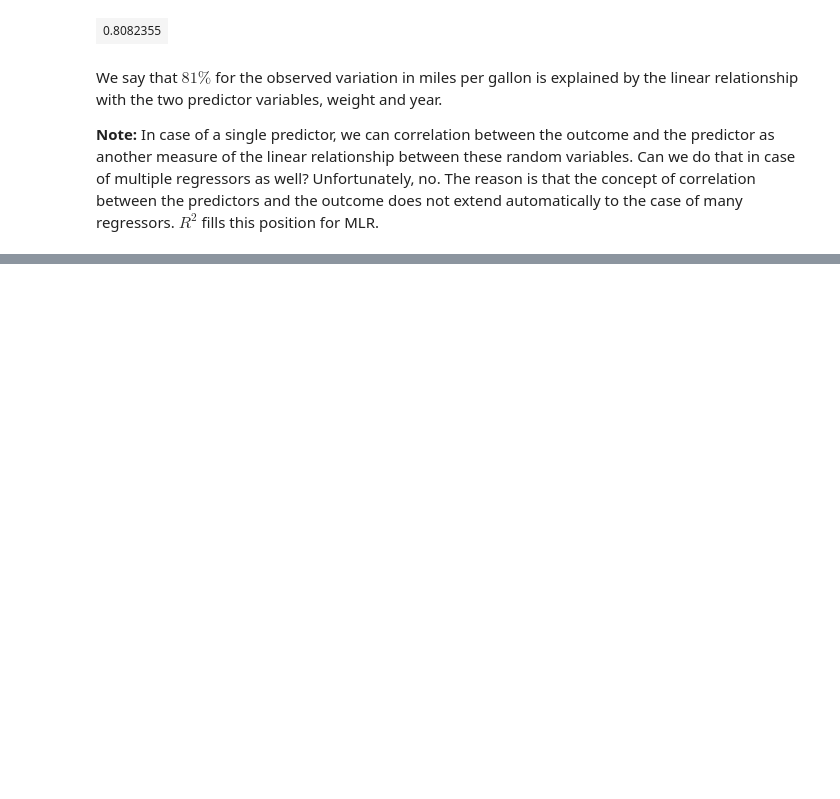
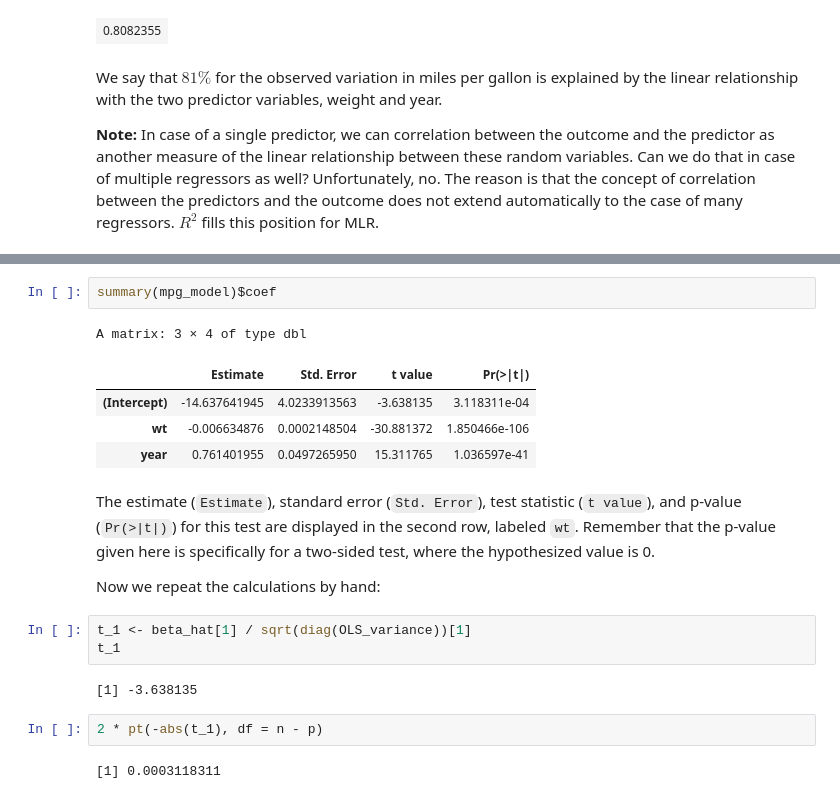
Before and after one commit to marina-khi/CompStat_2021, a Jupyter notebook: Lectures/MLR.ipynb, the cells around one changed output, grey strips where cells are left out. Cells and saved outputs as stored; diff of their text form; blank space fills up the shorter version.

```diff
--- a/Lectures/MLR.ipynb
+++ b/Lectures/MLR.ipynb
@@ -487,0 +674,21 @@ We say that $81\%$ for the observed variation in miles per gallon is explained b
+# %%
+summary(mpg_model)$coef
+# %% [output]
+A matrix: 3 × 4 of type dbl
+|  | Estimate | Std. Error | t value | Pr(>|t|) |
+| (Intercept) | -14.637641945 | 4.0233913563 | -3.638135 | 3.118311e-04 |
+| wt | -0.006634876 | 0.0002148504 | -30.881372 | 1.850466e-106 |
+| year | 0.761401955 | 0.0497265950 | 15.311765 | 1.036597e-41 |
+# %% [markdown]
+The estimate (`Estimate`), standard error (`Std. Error`), test statistic (`t value`), and p-value (`Pr(>|t|)`) for this test are displayed in the second row, labeled `wt`. Remember that the p-value given here is specifically for a two-sided test, where the hypothesized value is 0.
+
+Now we repeat the calculations by hand:
+# %%
+t_1 <- beta_hat[1] / sqrt(diag(OLS_variance))[1]
+t_1
+# %% [output]
+[1] -3.638135
+# %%
+2 * pt(-abs(t_1), df = n - p)
+# %% [output]
+[1] 0.0003118311
```
Also changed, not shown: parts of 54 cells of this notebook, 5 other files.
